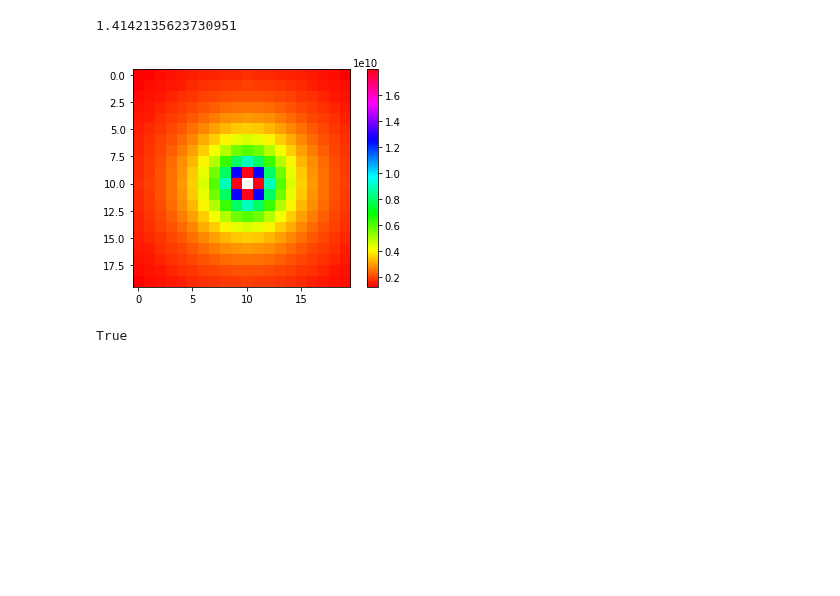
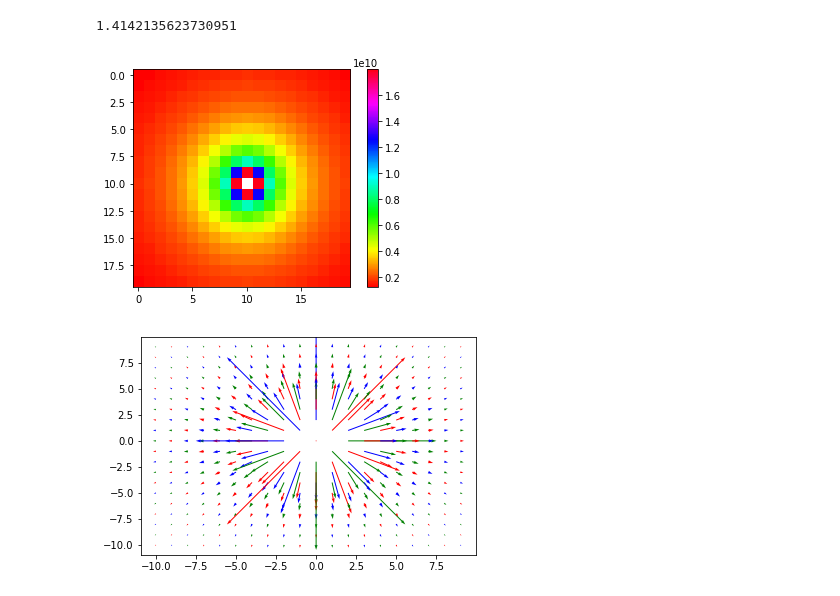
Before and after one commit to ignaciop/python_varios, a Jupyter notebook: cp-newman-ch5.ipynb, the cells around one changed output. Saved outputs shown, nothing was run; the diff lists cells and outputs as text; code cells hidden in the pictures; blank space fills up the shorter version.

```diff
--- a/cp-newman-ch5.ipynb
+++ b/cp-newman-ch5.ipynb
@@ -513,17 +540,22 @@ np.abs(1+1j*1)
 # %%
 e0 = 8.85e-12
 
 x, y = np.mgrid[-10:10,-10:10]
 
 V = lambda q1, q2: (1/(4*np.pi*e0))*(q1/np.sqrt(x**2+y**2) + q2/np.sqrt(x**2+y**2))
 
-plt.imshow(V(1,1))
+pot = V(1,1)
+ef = np.gradient(pot)
+
+plt.figure(1)
+plt.imshow(pot)
 plt.hsv()
 plt.colorbar()
 plt.show()
+
+plt.figure(2)
+plt.quiver(x,y,-ef[0],-ef[1], color=['red','green','blue'])
+plt.show()
 # %% [output]
 [figure]
+[figure, added]
-# %%
--1e9 > -8e9
-# %% [output]
-True
```
Also changed, not shown: parts of 5 cells of this notebook.
